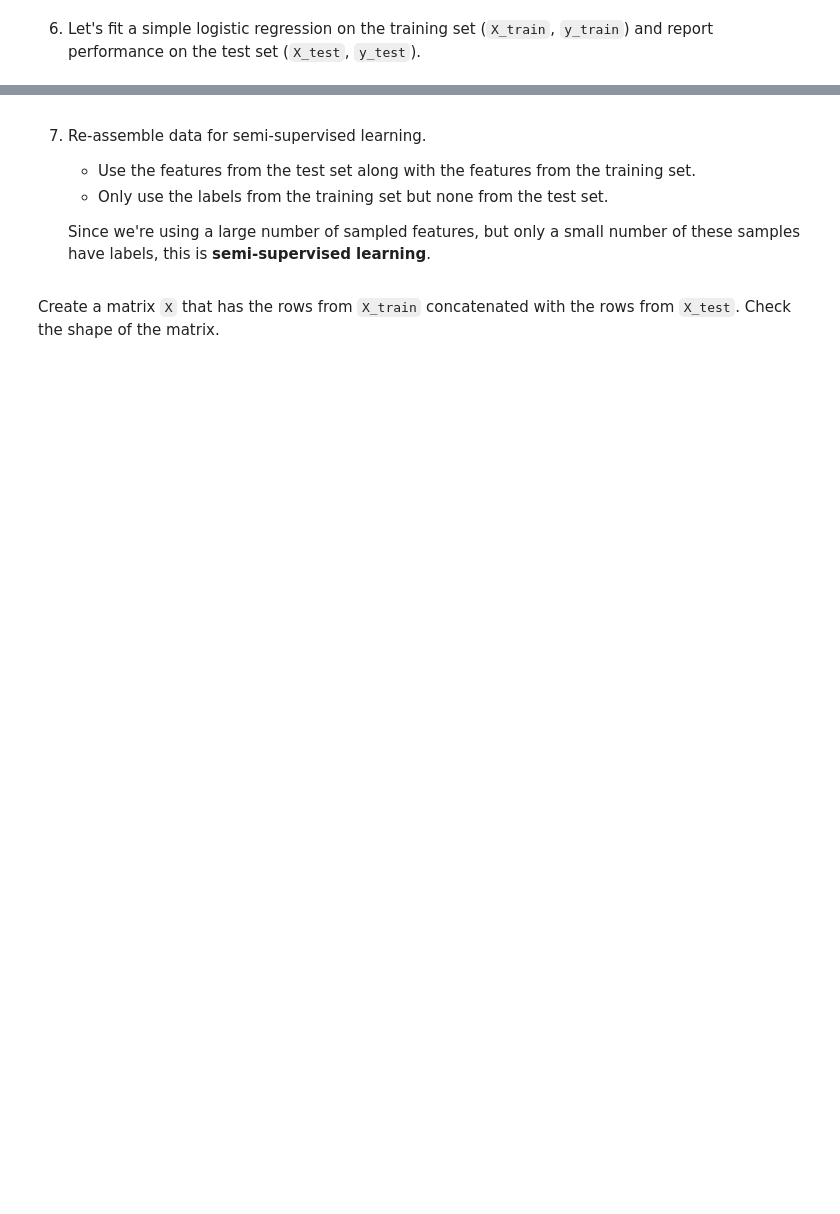
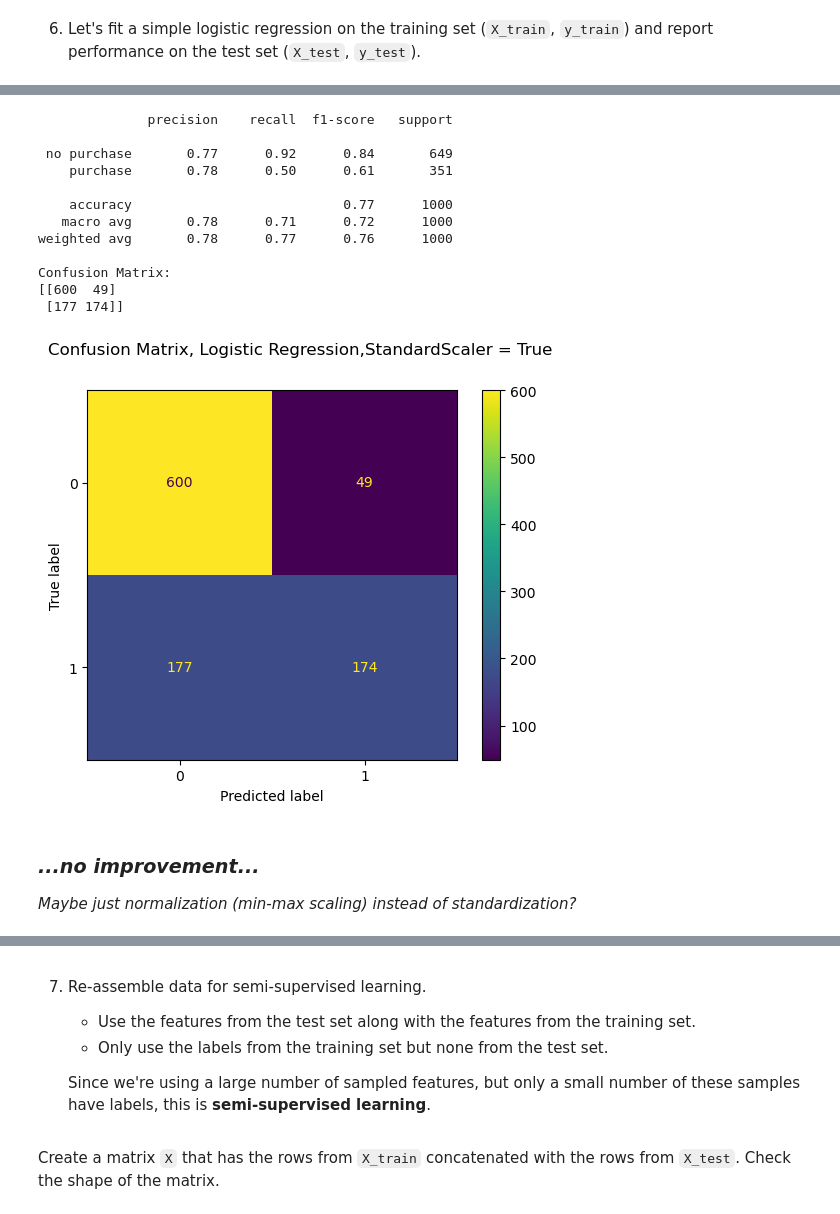
Before and after one commit to frslee/FrederickMLE-9, a Jupyter notebook: assignments/week-8-unsupervised-ML/nb/new-product-launch.ipynb, the cells around one changed output, grey strips where cells are left out. Drawn from its saved outputs; the diff is of its cells as text; code cells hidden in the pictures; blank space fills up the shorter version.

```diff
--- a/assignments/week-8-unsupervised-ML/nb/new-product-launch.ipynb
+++ b/assignments/week-8-unsupervised-ML/nb/new-product-launch.ipynb
@@ -852,0 +947,21 @@ assert type(X_train).__module__ == type(y_train).__module__ == np.__name__  # al
+# %%
+# re-run simple logistic regression on train/split of same 'reduced'
+# 3-feature data using the same pipeline except WITH standardization:
+train(X_red, y_red, standardize=True)
+# %% [output]
+              precision    recall  f1-score   support
+
+ no purchase       0.77      0.92      0.84       649
+    purchase       0.78      0.50      0.61       351
+
+    accuracy                           0.77      1000
+   macro avg       0.78      0.71      0.72      1000
+weighted avg       0.78      0.77      0.76      1000
+
+Confusion Matrix:
+[[600  49]
+ [177 174]]
+[figure, added]
+# %% [markdown]
+### _...no improvement..._
+_Maybe just normalization (min-max scaling) instead of standardization?_
```
Also changed, not shown: parts of 29 cells of this notebook.
